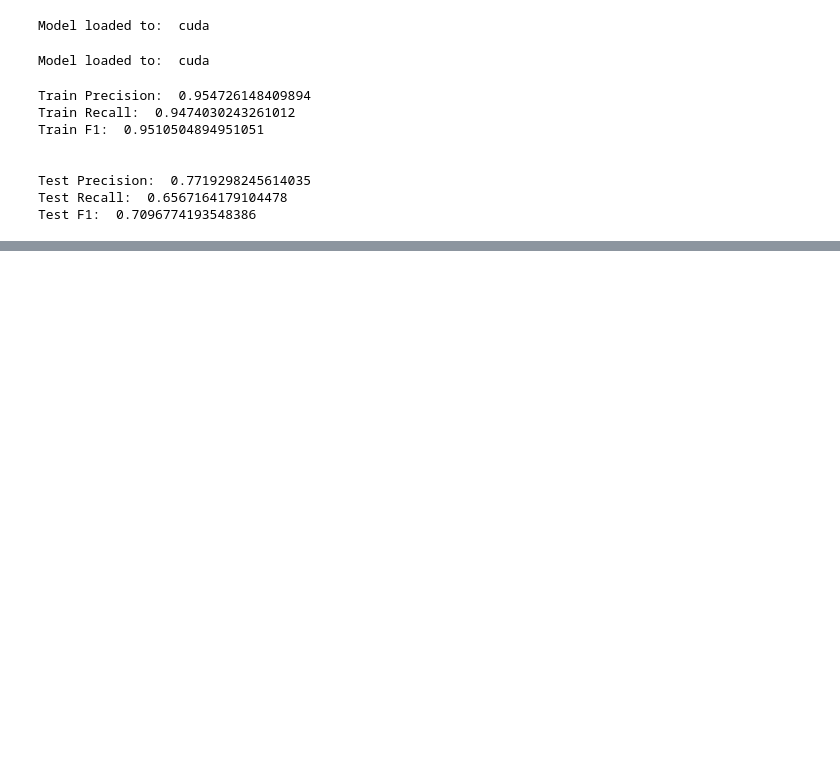
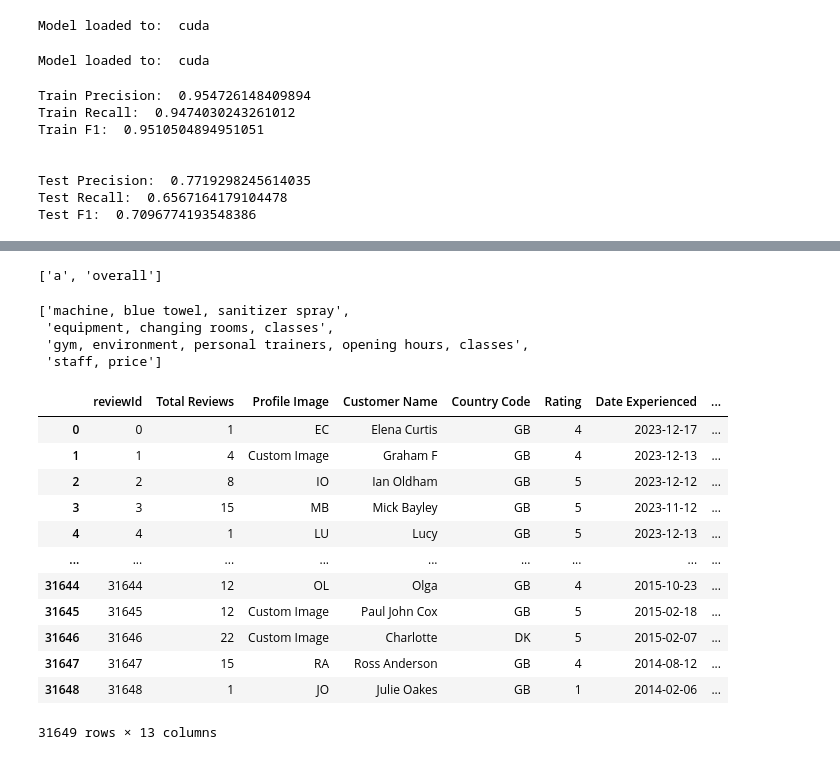
Before and after one commit to Kh0uloud/Fine-Grained-Sentiment-Analysis-for-Gym-Customer-Feedback, a Jupyter notebook: GYM.ipynb, the cells around one changed output, grey strips where cells are left out. Saved outputs shown, nothing was run; the diff lists cells and outputs as text; code cells hidden in the pictures; blank space fills up the shorter version.

Commit message:
Aspect Terms Extraction

```diff
--- a/GYM.ipynb
+++ b/GYM.ipynb
@@ -1243,0 +1551,10 @@ Test F1:  0.7096774193548386
+# %%
+sample_reviews = df["Review"].head(5).tolist()
+t5_infer = T5Inference(model_out_path)
+
+# Run inference on these reviews
+predictions = t5_infer.get_labels(sample_reviews)
+
+# Print the results
+for review, prediction in zip(sample_reviews, predictions):
+    print(f"Review: {review}\nPrediction: {prediction}\n")
@@ -1243,0 +1636,28 @@ Test F1:  0.7096774193548386
+# %%
+# Get the input text into the required format using Instructions
+# ate['bos_instruct1'] = """Definition: The output will be the aspects (both implicit and explicit) which have an associated opinion that are extracted from the input text. In cases where there are no aspects the output should be noaspectterm.
+instruct_handler = InstructionsHandler()
+
+# Set instruction_set1 for InstructABSA-1 and instruction_set2 for InstructABSA-2
+instruct_handler.load_instruction_set1()
+
+# Set bos_instruct1 for lapt14 and bos_instruct2 for rest14. For other datasets, modify the insructions.py file.
+loader = DatasetLoader(id_tr_df, df_extracted)
+if loader.train_df_id is not None:
+    loader.train_df_id = loader.create_data_in_ate_format(loader.train_df_id, 'term', 'raw_text', 'aspectTerms', instruct_handler.ate['bos_instruct1'], instruct_handler.ate['eos_instruct'])
+if loader.test_df_id is not None:
+    loader.test_df_id = loader.create_data_in_ate_format(loader.test_df_id, 'term', 'raw_text', 'aspectTerms', instruct_handler.ate['bos_instruct1'], instruct_handler.ate['eos_instruct'])
+
+# Model inference - Loading from Checkpoint
+t5_exp = T5Generator(model_out_path)
+
+# Tokenize Datasets
+id_ds, id_tokenized_ds, ood_ds, ood_tokenzed_ds = loader.set_data_for_training_semeval(t5_exp.tokenize_function_inputs)
+
+# Get prediction labels - Training set
+id_tr_pred_labels = t5_exp.get_labels(tokenized_dataset = id_tokenized_ds, sample_set = 'train', batch_size = 16)
+id_tr_labels = [i.strip() for i in id_ds['train']['labels']]
+
+# Get prediction labels - Testing set
+id_te_pred_labels = t5_exp.get_labels(tokenized_dataset = id_tokenized_ds, sample_set = 'test', batch_size = 16)
+id_te_labels = [i.strip() for i in id_ds['test']['labels']]
@@ -1243,0 +1672,29 @@ Test F1:  0.7096774193548386
+# %%
+id_te_labels[:2]
+# %% [output]
+['a', 'overall']
+# %%
+id_te_pred_labels[:4]
+# %% [output]
+['machine, blue towel, sanitizer spray',
+ 'equipment, changing rooms, classes',
+ 'gym, environment, personal trainers, opening hours, classes',
+ 'staff, price']
+# %%
+df['predicted_aspectTerms'] = id_te_pred_labels
+# %%
+df
+# %% [output]
+|  | reviewId | Total Reviews | Profile Image | Customer Name | Country Code | Rating | Date Experienced | ... |
+| 0 | 0 | 1 | EC | Elena Curtis | GB | 4 | 2023-12-17 | ... |
+| 1 | 1 | 4 | Custom Image | Graham F | GB | 4 | 2023-12-13 | ... |
+| 2 | 2 | 8 | IO | Ian Oldham | GB | 5 | 2023-12-12 | ... |
+| 3 | 3 | 15 | MB | Mick Bayley | GB | 5 | 2023-11-12 | ... |
+| 4 | 4 | 1 | LU | Lucy | GB | 5 | 2023-12-13 | ... |
+| ... | ... | ... | ... | ... | ... | ... | ... | ... |
+| 31644 | 31644 | 12 | OL | Olga | GB | 4 | 2015-10-23 | ... |
+| 31645 | 31645 | 12 | Custom Image | Paul John Cox | GB | 5 | 2015-02-18 | ... |
+| 31646 | 31646 | 22 | Custom Image | Charlotte | DK | 5 | 2015-02-07 | ... |
+| 31647 | 31647 | 15 | RA | Ross Anderson | GB | 4 | 2014-08-12 | ... |
+| 31648 | 31648 | 1 | JO | Julie Oakes | GB | 1 | 2014-02-06 | ... |
+31649 rows × 13 columns
```
Also changed, not shown: parts of 28 cells of this notebook.
